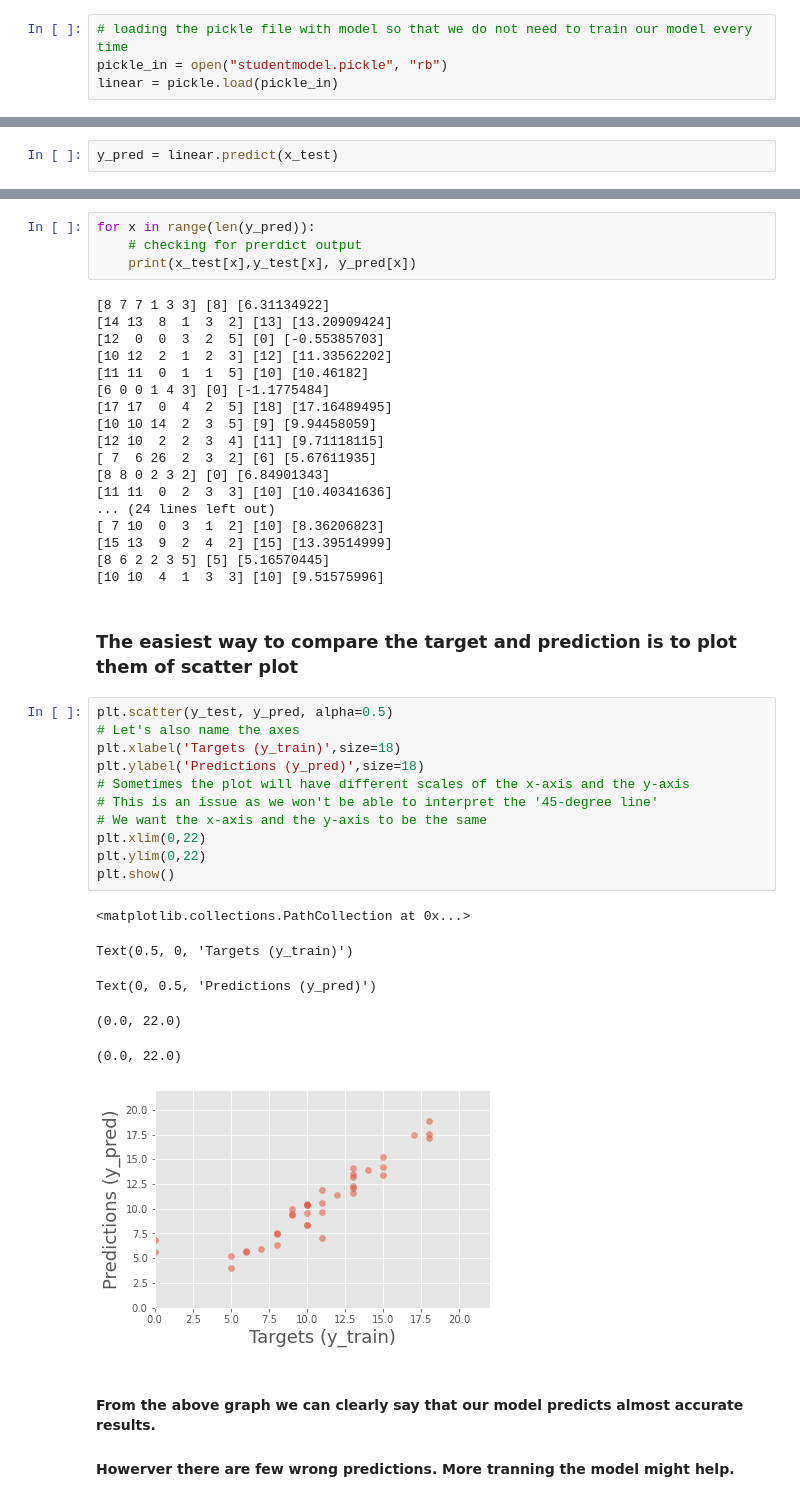
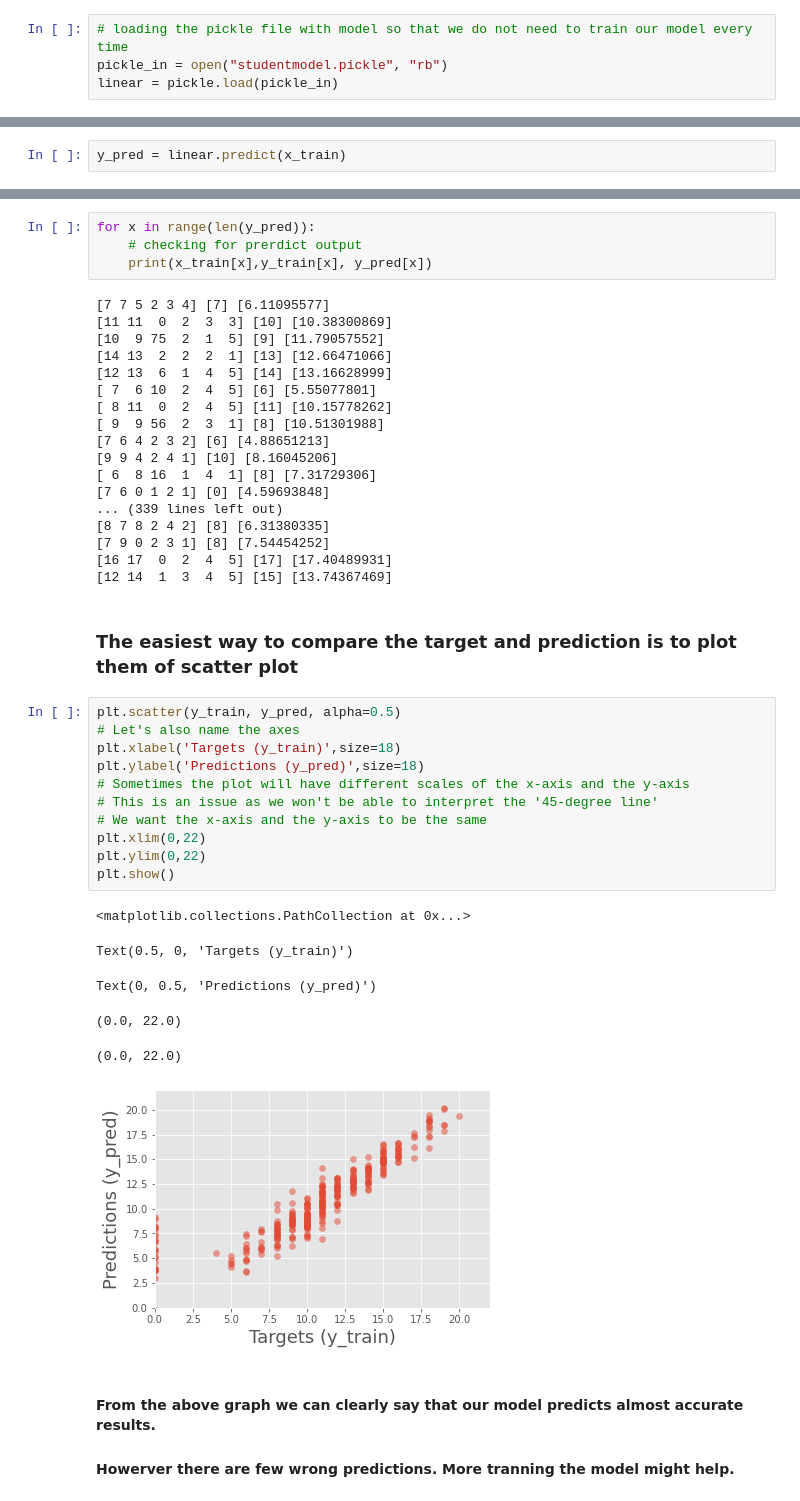
Before and after one commit to Somnathpaul/marks-prediction, a Jupyter notebook: predict marks.ipynb, the cells around one changed output, grey strips where cells are left out. Drawn from its saved outputs; the diff is of its cells as text.

```diff
--- a/predict marks.ipynb
+++ b/predict marks.ipynb
@@ -249,5 +249,5 @@ Intercept:
 # %%
-y_pred = linear.predict(x_test)
+y_pred = linear.predict(x_train)
 # %%
 print(len(y_pred))
 # %% [output]
@@ -257,45 +261,45 @@ print(len(y_pred))
 # %%
 for x in range(len(y_pred)):
     # checking for prerdict output
-    print(x_test[x],y_test[x], y_pred[x])
+    print(x_train[x],y_train[x], y_pred[x])
 # %% [output]
-[8 7 7 1 3 3] [8] [6.31134922]
-[14 13  8  1  3  2] [13] [13.20909424]
-[12  0  0  3  2  5] [0] [-0.55385703]
-[10 12  2  1  2  3] [12] [11.33562202]
-[11 11  0  1  1  5] [10] [10.46182]
-[6 0 0 1 4 3] [0] [-1.1775484]
-[17 17  0  4  2  5] [18] [17.16489495]
-[10 10 14  2  3  5] [9] [9.94458059]
-[12 10  2  2  3  4] [11] [9.71118115]
-[ 7  6 26  2  3  2] [6] [5.67611935]
-[8 8 0 2 3 2] [0] [6.84901343]
-[11 11  0  2  3  3] [10] [10.40341636]
-... (24 lines left out)
-[ 7 10  0  3  1  2] [10] [8.36206823]
-[15 13  9  2  4  2] [15] [13.39514999]
-[8 6 2 2 3 5] [5] [5.16570445]
-[10 10  4  1  3  3] [10] [9.51575996]
+[7 7 5 2 3 4] [7] [6.11095577]
+[11 11  0  2  3  3] [10] [10.38300869]
+[10  9 75  2  1  5] [9] [11.79057552]
+[14 13  2  2  2  1] [13] [12.66471066]
+[12 13  6  1  4  5] [14] [13.16628999]
+[ 7  6 10  2  4  5] [6] [5.55077801]
+[ 8 11  0  2  4  5] [11] [10.15778262]
+[ 9  9 56  2  3  1] [8] [10.51301988]
+[7 6 4 2 3 2] [6] [4.88651213]
+[9 9 4 2 4 1] [10] [8.16045206]
+[ 6  8 16  1  4  1] [8] [7.31729306]
+[7 6 0 1 2 1] [0] [4.59693848]
+... (339 lines left out)
+[8 7 8 2 4 2] [8] [6.31380335]
+[7 9 0 2 3 1] [8] [7.54454252]
+[16 17  0  2  4  5] [17] [17.40489931]
+[12 14  1  3  4  5] [15] [13.74367469]
 # %% [markdown]
 ### The easiest way to compare the target and prediction is to plot them of scatter plot
 # %%
-plt.scatter(y_test, y_pred, alpha=0.5)
+plt.scatter(y_train, y_pred, alpha=0.5)
 # Let's also name the axes
 plt.xlabel('Targets (y_train)',size=18)
 plt.ylabel('Predictions (y_pred)',size=18)
 # Sometimes the plot will have different scales of the x-axis and the y-axis
 # This is an issue as we won't be able to interpret the '45-degree line'
 # We want the x-axis and the y-axis to be the same
 plt.xlim(0,22)
 plt.ylim(0,22)
 plt.show()
 # %% [output]
 <matplotlib.collections.PathCollection at 0x...>
 Text(0.5, 0, 'Targets (y_train)')
 Text(0, 0.5, 'Predictions (y_pred)')
 (0.0, 22.0)
 (0.0, 22.0)
-[figure, old version]
+[figure, new version]
 # %% [markdown]
 #### From the above graph we can clearly say that our model predicts almost accurate results.
 #### Howerver there are few wrong predictions. More tranning the model might help.
```
Also changed, not shown: parts of 8 cells of this notebook, 1 other file.
